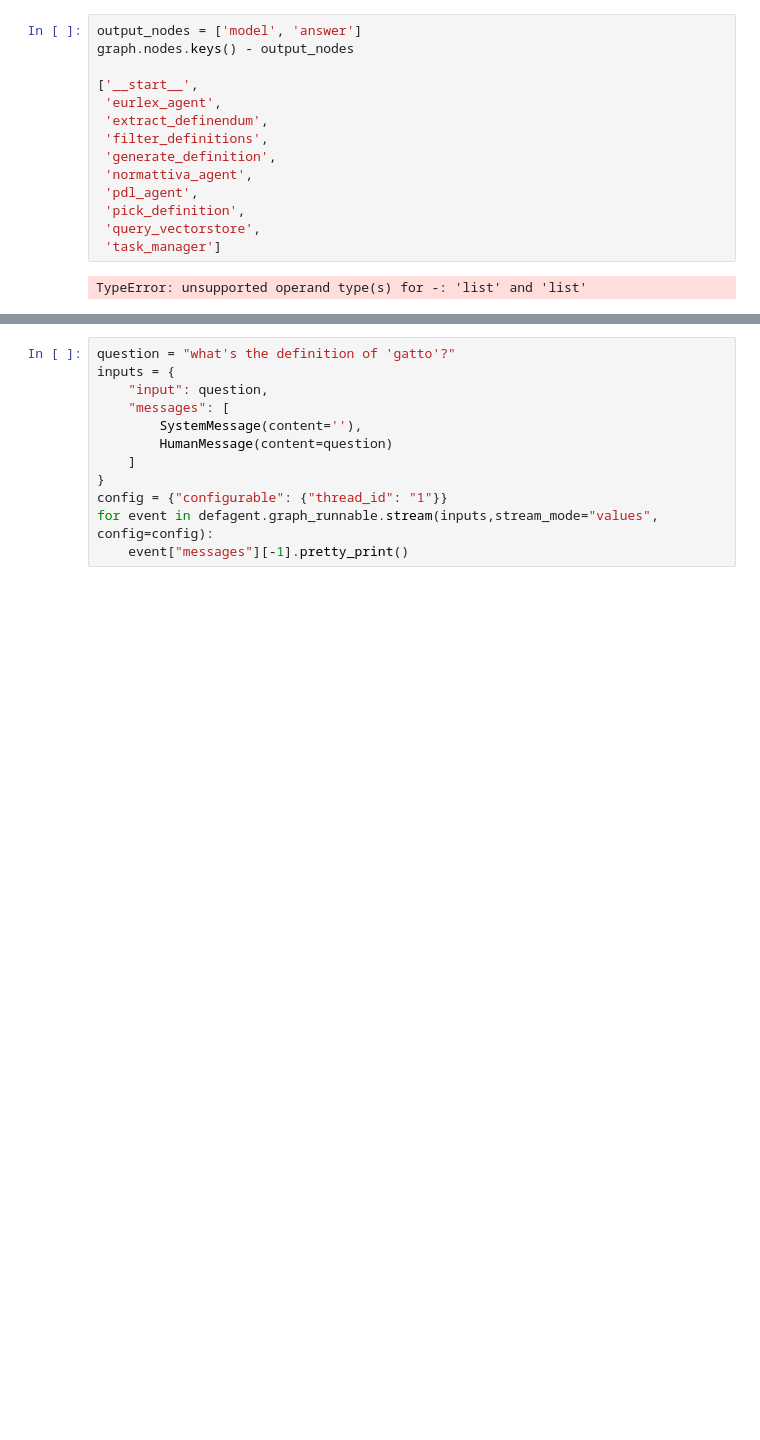
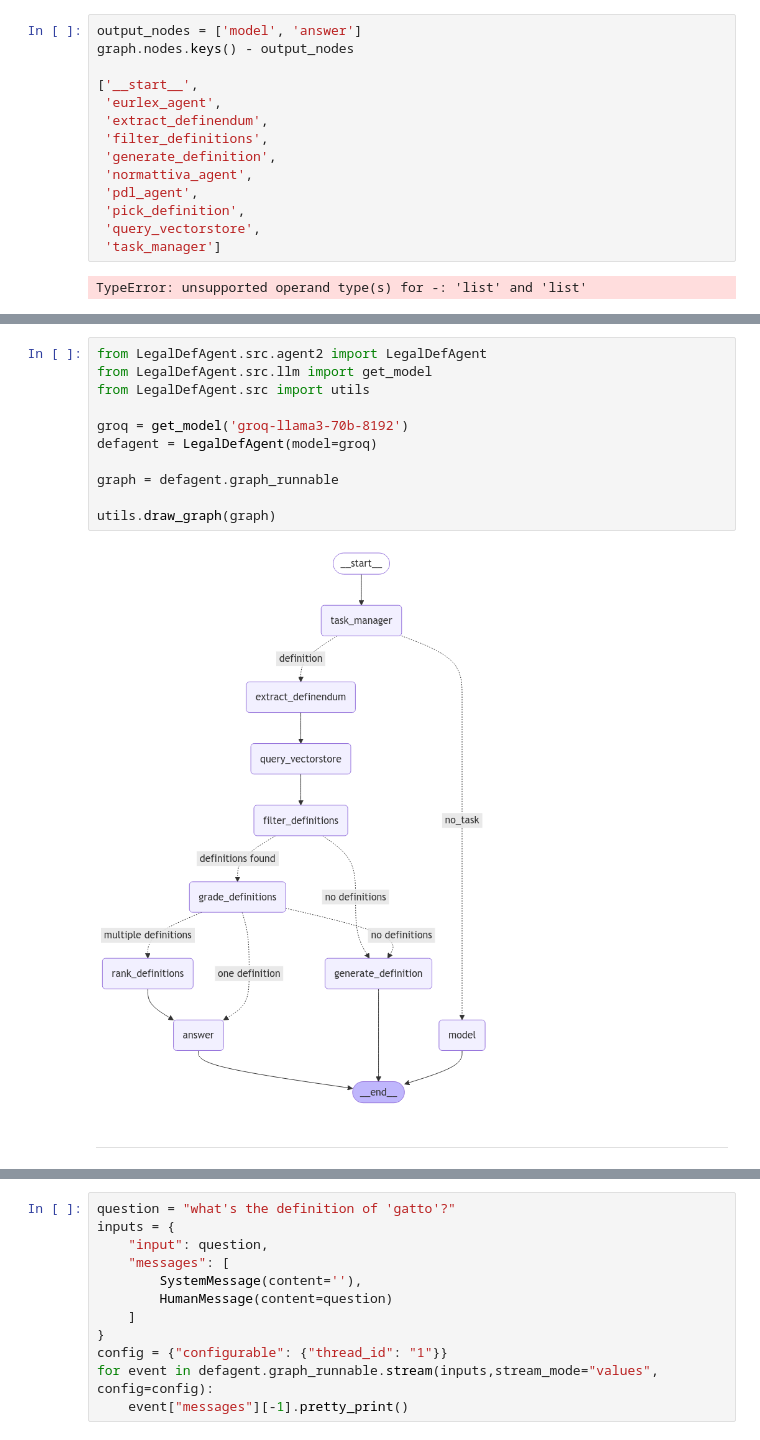
Before and after one commit to leonardozilli/LegislativeDefinitionsAgent, a Jupyter notebook: notebooks/04 - DefAgent.ipynb, the cells around one changed output, grey strips where cells are left out. Drawn from its saved outputs; the diff is of its cells as text; blank space fills up the shorter version.

```diff
--- a/notebooks/04 - DefAgent.ipynb
+++ b/notebooks/04 - DefAgent.ipynb
@@ -277,3 +276,18 @@ utils.draw_graph(graph)
+# %%
+from LegalDefAgent.src.agent2 import LegalDefAgent
+from LegalDefAgent.src.llm import get_model
+from LegalDefAgent.src import utils
+
+groq = get_model('groq-llama3-70b-8192')
+defagent = LegalDefAgent(model=groq)
+
+graph = defagent.graph_runnable
+
+utils.draw_graph(graph)
+# %% [output]
+[figure, added]
+# %% [markdown]
+---
 # %%
 from typing import Annotated, TypedDict, Literal
 
```
Also changed, not shown: parts of 31 cells of this notebook, 50 other files.
